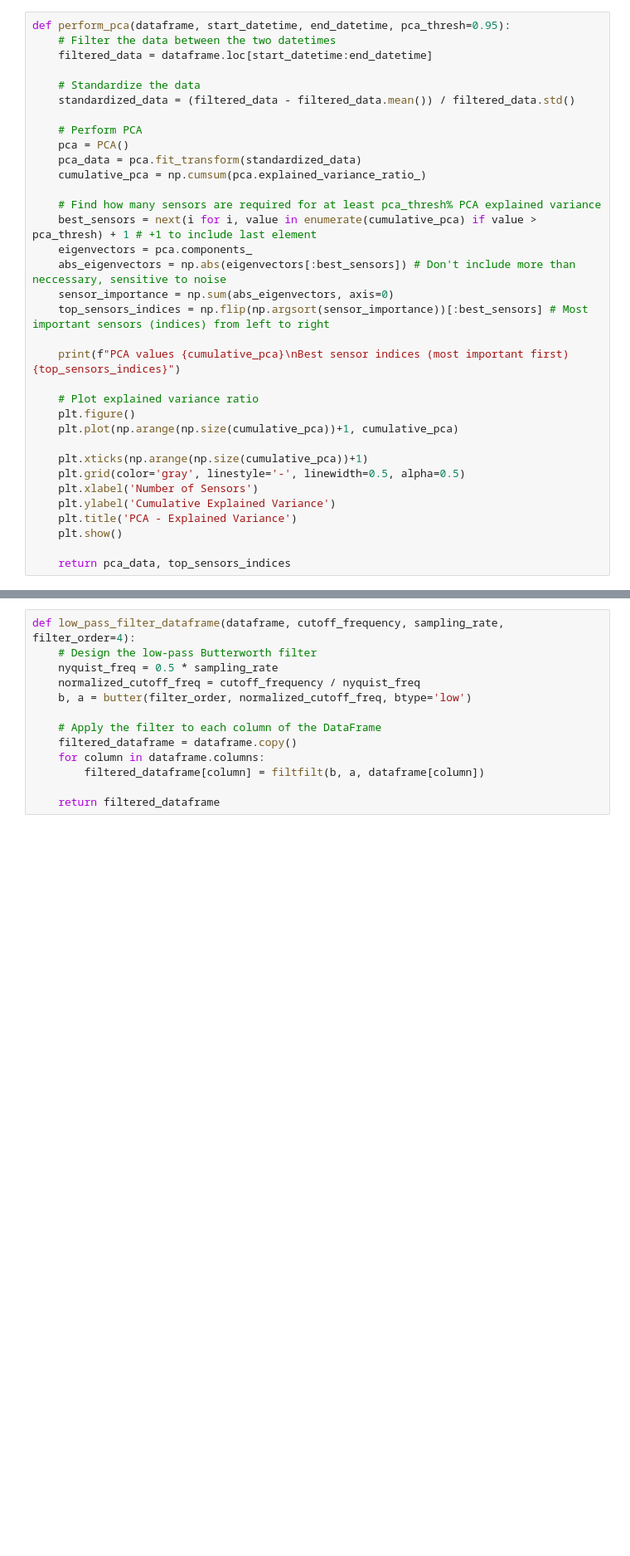
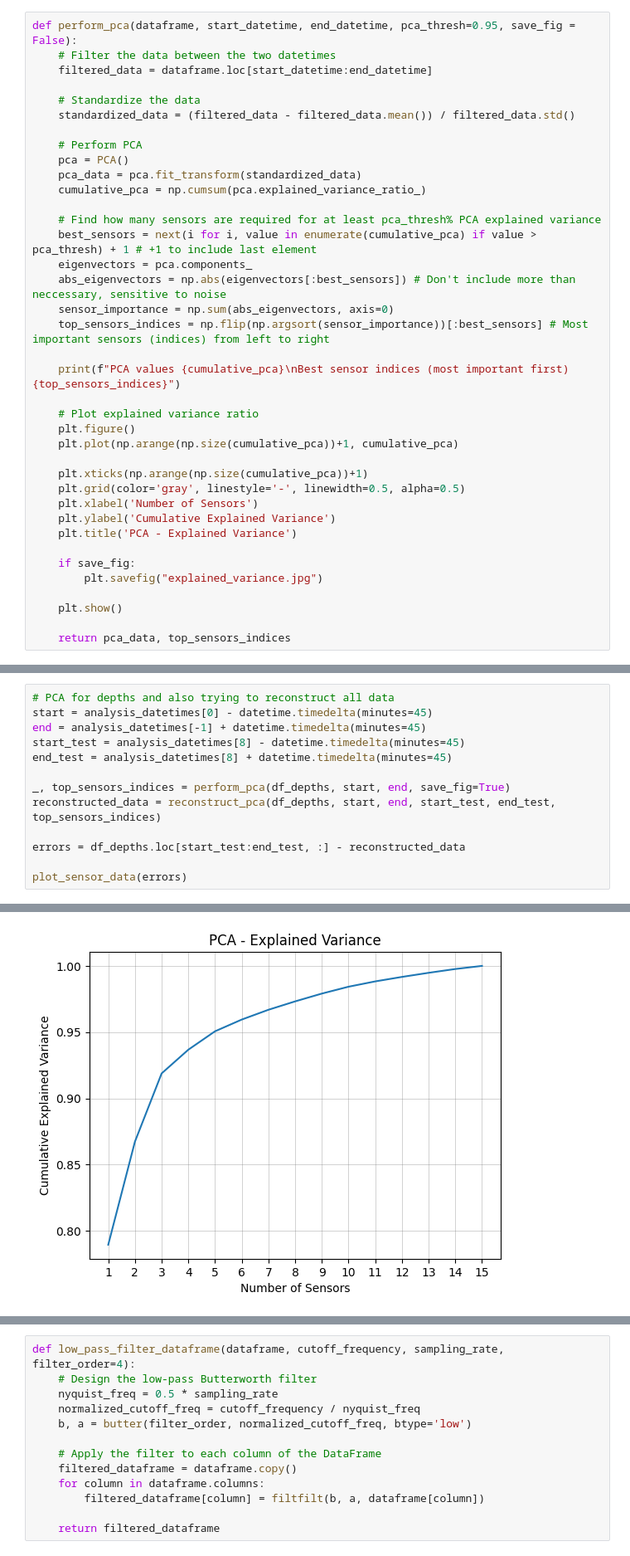
Before and after one commit to TheRealArmon/TTK_final_boss, a Jupyter notebook: sensors/curated_data/analysis.ipynb, the cells around one changed output, grey strips where cells are left out. Shown: that part at 83% size. Drawn from its saved outputs; the diff is of its cells as text; blank space fills up the shorter version.

```diff
--- a/sensors/curated_data/analysis.ipynb
+++ b/sensors/curated_data/analysis.ipynb
@@ -46,5 +72,5 @@ def plot_sensor_data(df, start_datetime=None, end_datetime=None, selected_sensor
 # %%
-def perform_pca(dataframe, start_datetime, end_datetime, pca_thresh=0.95):
+def perform_pca(dataframe, start_datetime, end_datetime, pca_thresh=0.95, save_fig = False):
     # Filter the data between the two datetimes
     filtered_data = dataframe.loc[start_datetime:end_datetime]
 
@@ -74,6 +100,10 @@ def perform_pca(dataframe, start_datetime, end_datetime, pca_thresh=0.95):
     plt.xlabel('Number of Sensors')
     plt.ylabel('Cumulative Explained Variance')
     plt.title('PCA - Explained Variance')
+
+    if save_fig:
+        plt.savefig("explained_variance.jpg")
+
     plt.show()
 
     return pca_data, top_sensors_indices
@@ -103,3 +133,17 @@ def reconstruct_pca(dataframe, start_datetime, end_datetime, start_datetime2, en
     x_hat[:,top_sensors_indices] = filtered_data2
 
     return x_hat
+# %%
+# PCA for depths and also trying to reconstruct all data
+start = analysis_datetimes[0] - datetime.timedelta(minutes=45)
+end = analysis_datetimes[-1] + datetime.timedelta(minutes=45)
+start_test = analysis_datetimes[8] - datetime.timedelta(minutes=45)
+end_test = analysis_datetimes[8] + datetime.timedelta(minutes=45)
+
+_, top_sensors_indices = perform_pca(df_depths, start, end, save_fig=True)
+reconstructed_data = reconstruct_pca(df_depths, start, end, start_test, end_test, top_sensors_indices)
+
+errors = df_depths.loc[start_test:end_test, :] - reconstructed_data
+
+plot_sensor_data(errors)
+# %% [output]
@@ -105,0 +154 @@ def reconstruct_pca(dataframe, start_datetime, end_datetime, start_datetime2, en
+[figure, added]
```
Also changed, not shown: parts of 8 cells of this notebook, 4 other files.
